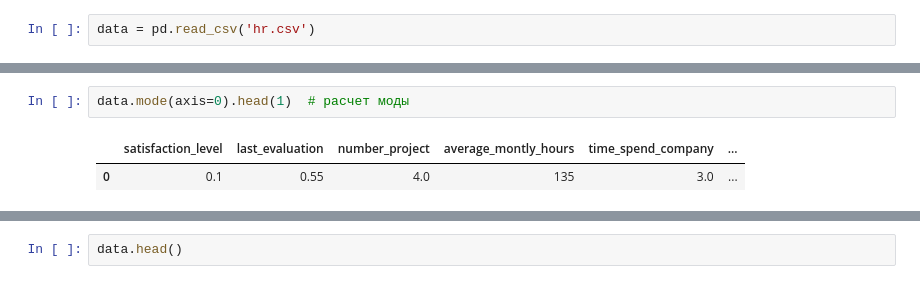
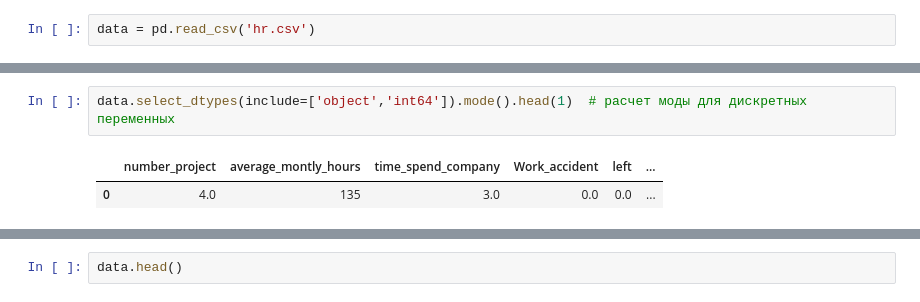
Before and after one commit to AnastasiaVB/pyda-9, a Jupyter notebook: Diploma/Diploma.ipynb, the cells around one changed output, grey strips where cells are left out. Drawn from its saved outputs; the diff is of its cells as text.

```diff
--- a/Diploma/Diploma.ipynb
+++ b/Diploma/Diploma.ipynb
@@ -55,5 +64,5 @@ dtype: float64
 # %%
-data.mode(axis=0).head(1)  # расчет моды
+data.select_dtypes(include=['object','int64']).mode().head(1)  # расчет моды для дискретных переменных
 # %% [output]
-|  | satisfaction_level | last_evaluation | number_project | average_montly_hours | time_spend_company | ... |
-| 0 | 0.1 | 0.55 | 4.0 | 135 | 3.0 | ... |
+|  | number_project | average_montly_hours | time_spend_company | Work_accident | left | ... |
+| 0 | 4.0 | 135 | 3.0 | 0.0 | 0.0 | ... |
```
Also changed, not shown: parts of 46 cells of this notebook, 1 other file.
